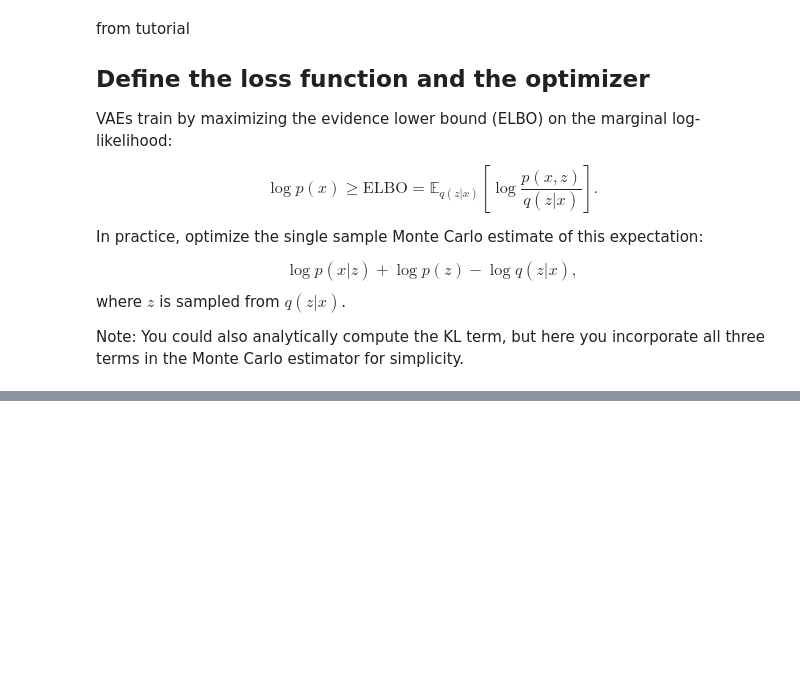
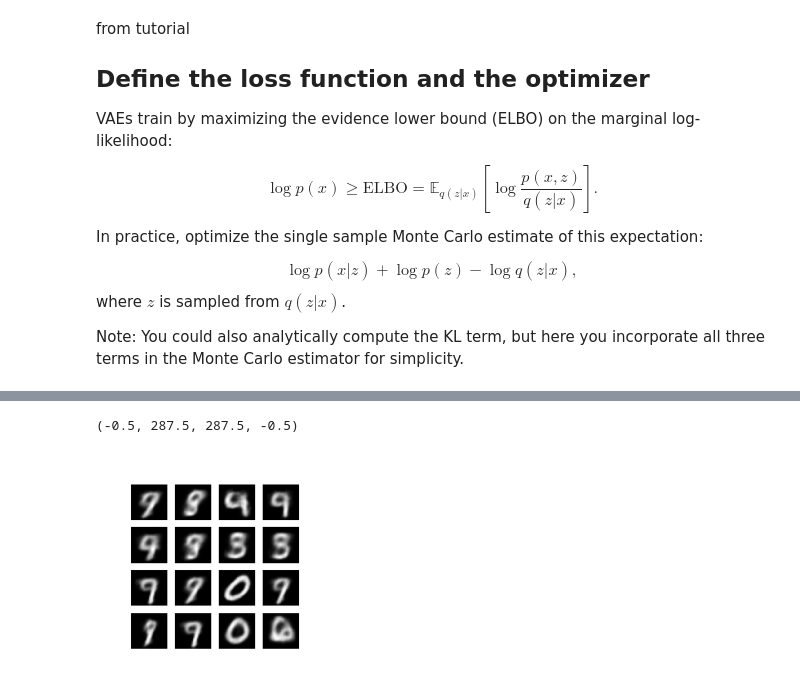
Before and after one commit to brilliant-ember/Machine_learning_notes, a Jupyter notebook: advanced_TF_specialization/course4_generative-deep-learning/c4-labs/wk3-lab2-vae-tutorial.ipynb, the cells around one changed output, grey strips where cells are left out. Saved outputs shown, nothing was run; the diff lists cells and outputs as text; code cells hidden in the pictures; blank space fills up the shorter version.

```diff
--- a/advanced_TF_specialization/course4_generative-deep-learning/c4-labs/wk3-lab2-vae-tutorial.ipynb
+++ b/advanced_TF_specialization/course4_generative-deep-learning/c4-labs/wk3-lab2-vae-tutorial.ipynb
@@ -184,0 +236,9 @@ def train_step(model, x, optimizer):
+# %%
+def display_image(epoch_no):
+  return PIL.Image.open('image_at_epoch_{:04d}.png'.format(epoch_no))
+# %%
+plt.imshow(display_image(epoch))
+plt.axis('off')  # Display images
+# %% [output]
+(-0.5, 287.5, 287.5, -0.5)
+[figure, added]
```
Also changed, not shown: parts of 12 cells of this notebook, 12 other files.
